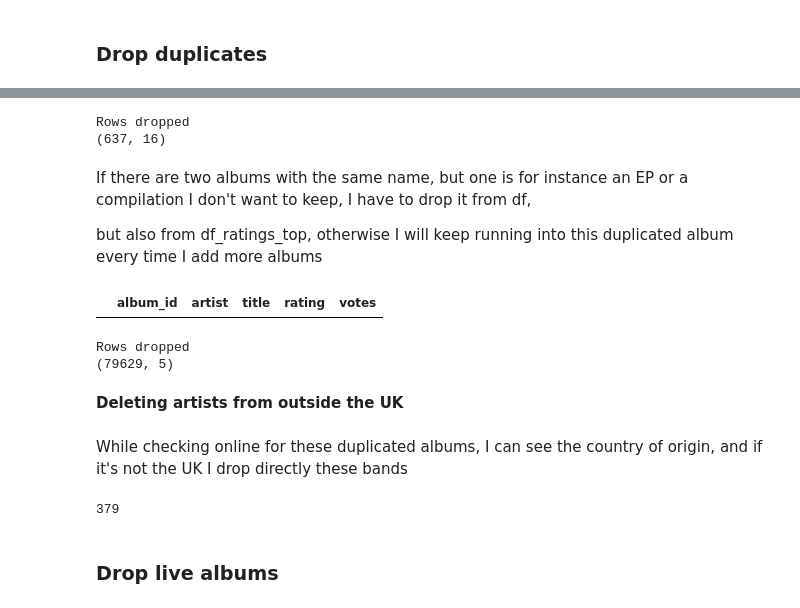
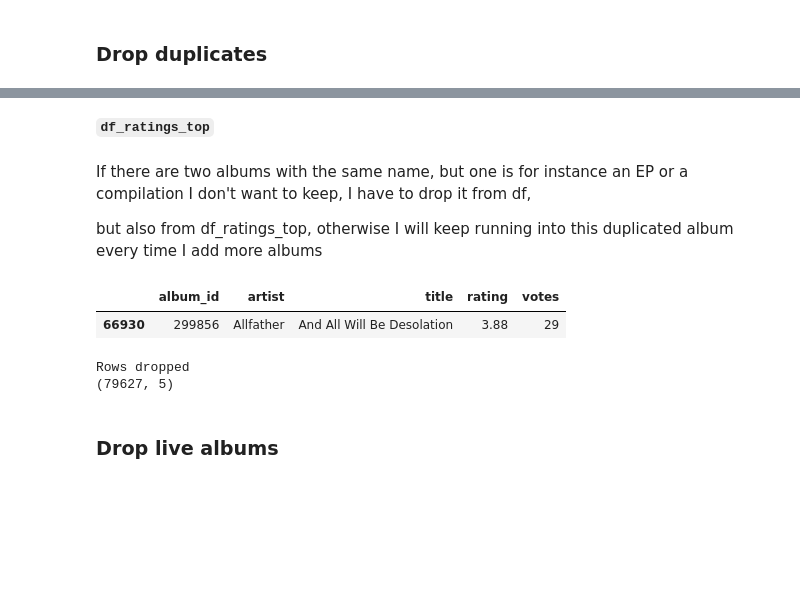
Before and after one commit to arnauog/what_the_rock, a Jupyter notebook: merges.ipynb, the cells around one changed output, grey strips where cells are left out. Drawn from its saved outputs; the diff is of its cells as text; code cells hidden in the pictures; blank space fills up the shorter version.

```diff
--- a/merges.ipynb
+++ b/merges.ipynb
@@ -562,7 +547,7 @@ df_masters[df_masters['artist']=="Ultimate Spinach"]
 |  | artist_id | master_id | main_release_id | release_country | artist | title | year | album_length | ... |
 # %%
 df_masters[['artist', 'title']] = df_masters[['artist', 'title']].apply(lambda x: x.str.replace('&', 'and'))
-df_ratings[['artist', 'title']] = df_ratings[['artist', 'title']].apply(lambda x: x.str.replace('&', 'and'))
+df_ratings_top[['artist', 'title']] = df_ratings_top[['artist', 'title']].apply(lambda x: x.str.replace('&', 'and'))
 # %%
 df_masters[df_masters['artist']=="Ultimate Spinach"]
 # %% [output]
@@ -716,27 +733,18 @@ df_ratings_top[df_ratings_top['artist']=='The House of Love']
-# %%
-# check one by one if necessary
-try:
-    df.drop([], axis=0, inplace=True)
-    print('Rows dropped')
-    print(df.shape)
-except:
-    print("Couldn't drop these rows")
-    print(df.shape)
-# %% [output]
-Rows dropped
-(637, 16)
+# %% [markdown]
+**``df_ratings_top``**
 # %% [markdown]
 If there are two albums with the same name, but one is for instance an EP or a compilation I don't want to keep, I have to drop it from df,
 
 but also from df_ratings_top, otherwise I will keep running into this duplicated album every time I add more albums
 # %%
-df_ratings_top[df_ratings_top['artist']=='Panchiko']
+df_ratings_top[df_ratings_top['artist']=='Allfather']
 # %% [output]
 |  | album_id | artist | title | rating | votes |
+| 66930 | 299856 | Allfather | And All Will Be Desolation | 3.88 | 29 |
 # %%
 # check one by one if necessary
 try:
-    df_ratings_top.drop([70796, 76886, 77189], axis=0, inplace=True)
+    df_ratings_top.drop([66959], axis=0, inplace=True)
     print('Rows dropped')
     print(df_ratings_top.shape)
 except:
@@ -744,8 +752,4 @@ except:
     print(df_ratings_top.shape)
 # %% [output]
 Rows dropped
-(79629, 5)
+(79627, 5)
-# %% [markdown]
-**Deleting artists from outside the UK**
-# %% [markdown]
-While checking online for these duplicated albums, I can see the country of origin, and if it's not the UK I drop directly these bands
@@ -772,5 +755,0 @@ df.dropna(subset=['artist'], inplace=True)
-# %%
-# number of unique artists
-df['artist'].nunique()
-# %% [output]
-379
```
Also changed, not shown: parts of 77 cells of this notebook, 8 other files.
